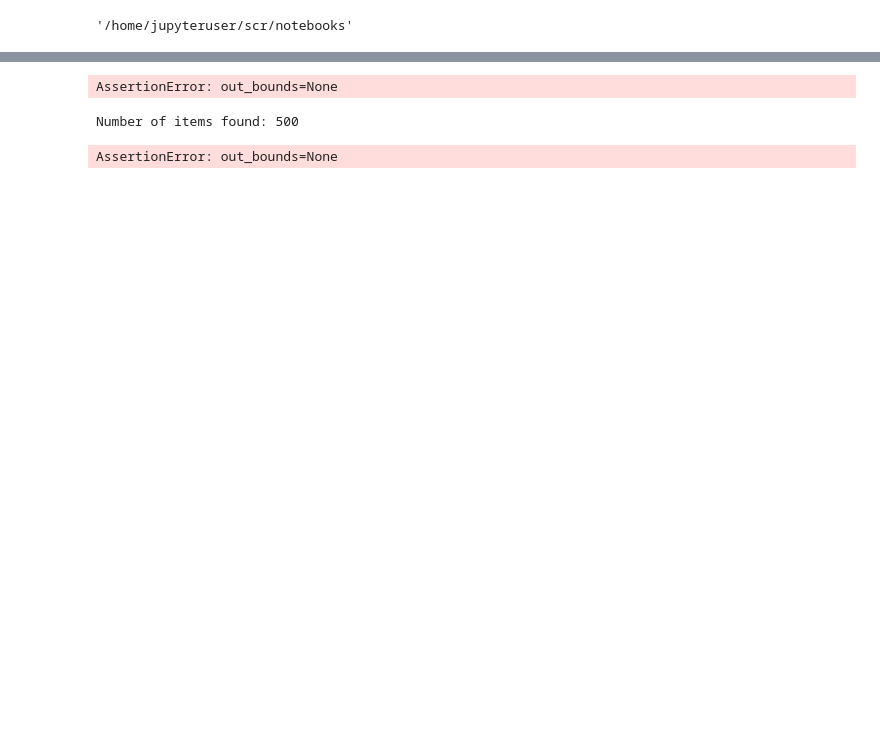
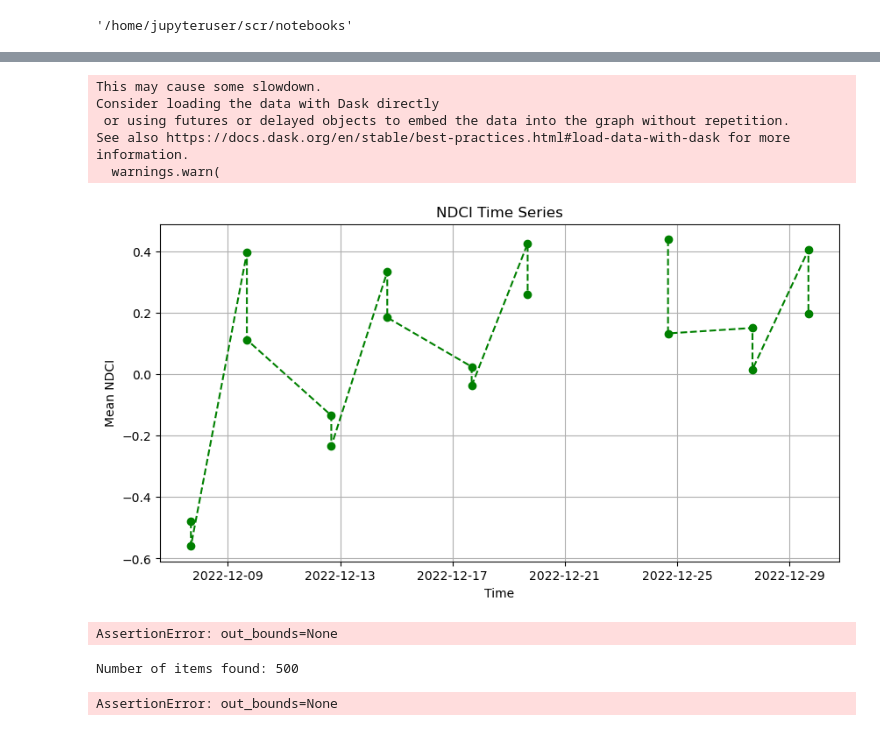
Before and after one commit to Gracey0201/tampa-bay-water-quality, a Jupyter notebook: scr/notebooks/WQI.ipynb, the cells around one changed output, grey strips where cells are left out. Cells and saved outputs as stored; diff of their text form; code cells hidden in the pictures; blank space fills up the shorter version.

```diff
--- a/scr/notebooks/WQI.ipynb
+++ b/scr/notebooks/WQI.ipynb
@@ -48,10 +60,14 @@ from wqi_utils import qwi
 # %%
 bbox = [-82.8, 27.5, -82.2, 28.2]
 
-wqi = qwi(
+result = wqi(
     bbox=bbox,
     start_date="2018-01-01",
     end_date="2022-12-31",
 )
-plot_qwi(wqi)
+
+# Access indices
+result["indices"]["NDWI"]
+result["indices"]["NDTI"]
+result["indices"]["NDCI"]
 # %% [output]
@@ -81,3 +99,22 @@ KilledWorker: Attempted to run task ('fetch_raster_window-getitem-ccac84d9deb8bc
+# %%
+# Compute NDCI series
+ndci_series = result["indices"]["NDCI"].compute()  # get actual values
+time = result["indices"]["NDCI"].time.values      # get time coordinates
+
+plt.figure(figsize=(10,5))
+plt.plot(time, ndci_series, marker="o", linestyle="--", color="green")
+plt.title("NDCI Time Series")
+plt.xlabel("Time")
+plt.ylabel("Mean NDCI")
+plt.grid(True)
+plt.show()
+# %% [output]
+This may cause some slowdown.
+Consider loading the data with Dask directly
+ or using futures or delayed objects to embed the data into the graph without repetition.
+See also https://docs.dask.org/en/stable/best-practices.html#load-data-with-dask for more information.
+  warnings.warn(
+[figure, added]
 # %%
 wqi_time_series(
     bbox=bbox,
```
Also changed, not shown: parts of 3 cells of this notebook.
